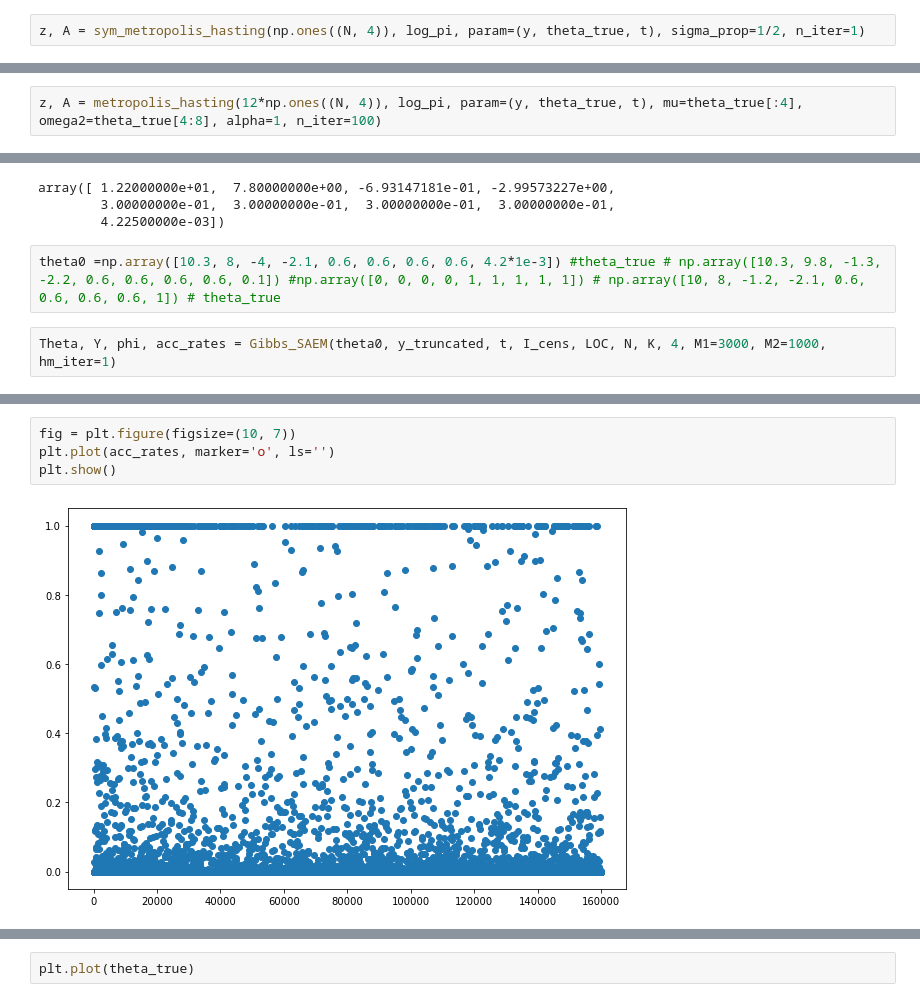
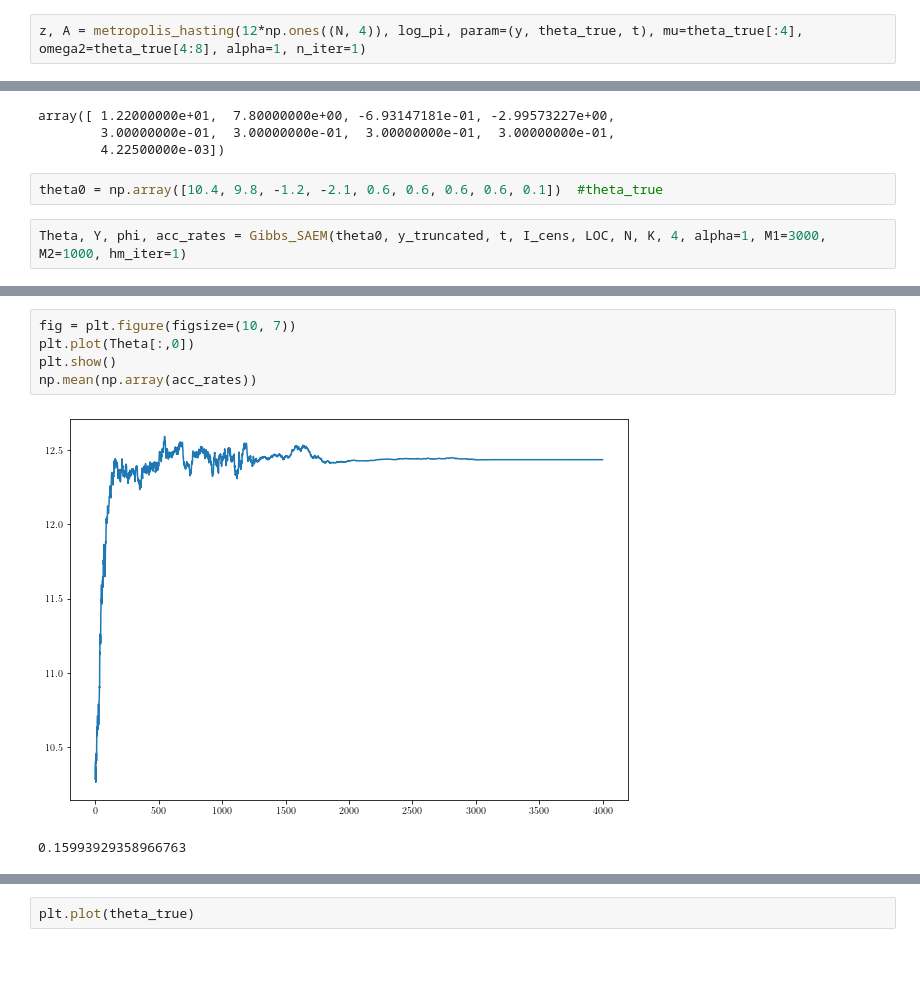
Before and after one commit to simonqueric/MVA, a Jupyter notebook: ComputationalStatistics/Projet/Comp_stat_project.ipynb, the cells around one changed output, grey strips where cells are left out. Drawn from its saved outputs; the diff is of its cells as text; blank space fills up the shorter version.

```diff
--- a/ComputationalStatistics/Projet/Comp_stat_project.ipynb
+++ b/ComputationalStatistics/Projet/Comp_stat_project.ipynb
@@ -373,4 +421,4 @@ theta_true[:4] = mu
 theta_true[4:8] = omega2
 theta_true[8] = sigma2
 # %%
-z, A = sym_metropolis_hasting(np.ones((N, 4)), log_pi, param=(y, theta_true, t), sigma_prop=1/2, n_iter=1)
+z, A = metropolis_hasting(12*np.ones((N, 4)), log_pi, param=(y, theta_true, t), mu=theta_true[:4], omega2=theta_true[4:8], alpha=1, n_iter=1)
@@ -387,2 +424,0 @@ plt.plot(phi_true[0])
-# %%
-z, A = metropolis_hasting(12*np.ones((N, 4)), log_pi, param=(y, theta_true, t), mu=theta_true[:4], omega2=theta_true[4:8], alpha=1, n_iter=100)
@@ -464,6 +486,6 @@ array([ 1.22000000e+01,  7.80000000e+00, -6.93147181e-01, -2.99573227e+00,
         3.00000000e-01,  3.00000000e-01,  3.00000000e-01,  3.00000000e-01,
         4.22500000e-03])
 # %%
-theta0 =np.array([10.3, 8, -4, -2.1, 0.6, 0.6, 0.6, 0.6, 4.2*1e-3]) #theta_true # np.array([10.3, 9.8, -1.3, -2.2, 0.6, 0.6, 0.6, 0.6, 0.1]) #np.array([0, 0, 0, 0, 1, 1, 1, 1, 1]) # np.array([10, 8, -1.2, -2.1, 0.6, 0.6, 0.6, 0.6, 1]) # theta_true
+theta0 = np.array([10.4, 9.8, -1.2, -2.1, 0.6, 0.6, 0.6, 0.6, 0.1])  #theta_true
 # %%
-Theta, Y, phi, acc_rates = Gibbs_SAEM(theta0, y_truncated, t, I_cens, LOC, N, K, 4, M1=3000, M2=1000, hm_iter=1)
+Theta, Y, phi, acc_rates = Gibbs_SAEM(theta0, y_truncated, t, I_cens, LOC, N, K, 4, alpha=1, M1=3000, M2=1000, hm_iter=1)
@@ -470,6 +516,8 @@ Theta, Y, phi, acc_rates = Gibbs_SAEM(theta0, y_truncated, t, I_cens, LOC, N, K,
 # %%
 fig = plt.figure(figsize=(10, 7))
-plt.plot(acc_rates, marker='o', ls='')
+plt.plot(Theta[:,0])
 plt.show()
+np.mean(np.array(acc_rates))
 # %% [output]
-[figure, old version]
+[figure, new version]
+0.15993929358966763
```
Also changed, not shown: parts of 34 cells of this notebook.
